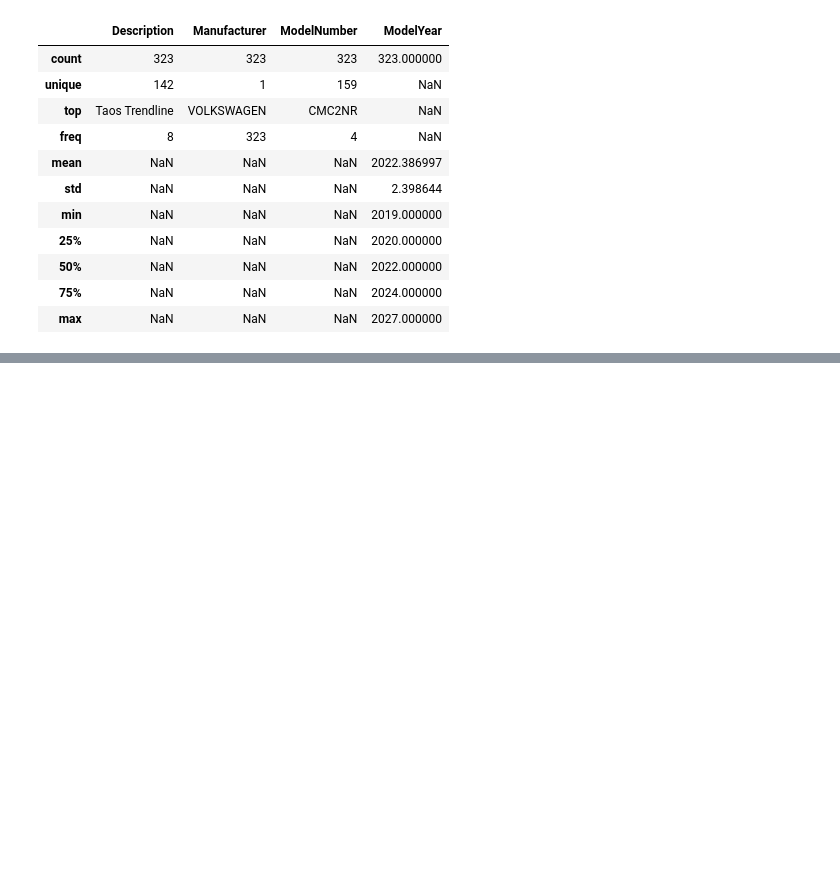
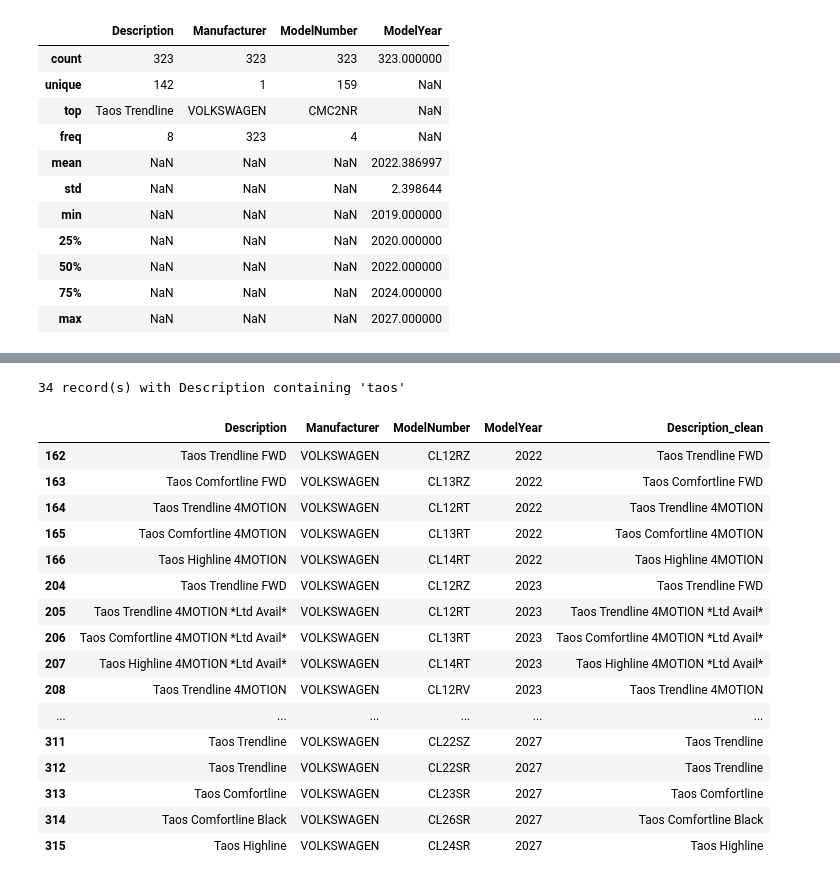
Before and after one commit to MeliPax/OEM_Accessories_v1, a Jupyter notebook: source_code/VW/oem_access_data_analysis.ipynb, the cells around one changed output, grey strips where cells are left out. Cells and saved outputs as stored; diff of their text form; code cells hidden in the pictures; blank space fills up the shorter version.

```diff
--- a/source_code/VW/oem_access_data_analysis.ipynb
+++ b/source_code/VW/oem_access_data_analysis.ipynb
@@ -544,0 +581,26 @@ vw_models_df.describe(include='all')
+# %%
+# clean a text column into a new column (<column>_clean by default):
+# trim spaces on both ends, collapse inner spaces, and drop repeated words
+# e.g. "Jetta GLI GLI" -> "Jetta GLI", "ID. Buzz ID. Buzz 1st Edition" -> "ID. Buzz 1st Edition"
+
+def clean_text_column(df, column, new_column=None):
+    df = df.copy()
+    new_column = new_column or f"{column}_clean"
+
+    def remove_repeated_words(value):
+        if not isinstance(value, str):
+            return value
+        seen = set()
+        words = []
+        for word in value.strip().split():
+            # compare case-insensitively, keep the first occurrence as written
+            if word.lower() not in seen:
+                seen.add(word.lower())
+                words.append(word)
+        return ' '.join(words)
+
+    df[new_column] = df[column].map(remove_repeated_words)
+
+    changed = (df[column].astype(str) != df[new_column].astype(str)).sum()
+    print(f"Cleaned {column} -> {new_column}: {changed} of {len(df)} values changed")
+    return df
@@ -544,0 +646,5 @@ vw_models_df.describe(include='all')
+# %%
+vw_models_df = clean_text_column(vw_models_df, 'Description')
+
+# preview the values that changed
+vw_models_df.loc[vw_models_df['Description'] != vw_models_df['Description_clean'], ['Description', 'Description_clean']].drop_duplicates()
@@ -544,0 +699,32 @@ vw_models_df.describe(include='all')
+# %%
+# check how many unique model names in the accessories data are a total (exact) match to a description in the VW models data (case-insensitive, ignores leading/trailing spaces)
+
+# show_records_by_description(
+#                             vw_models_df, "Golf",
+#                             partial=True,
+#                             exclude=["Golf R", "GTI", "e-Golf"])
+
+results = show_records_by_description(
+                            vw_models_df, "taos",
+                            partial=True,
+                            # exclude=["Golf R", "GTI", "e-Golf"]
+                            )
+# %% [output]
+34 record(s) with Description containing 'taos'
+|  | Description | Manufacturer | ModelNumber | ModelYear | Description_clean |
+| 162 | Taos Trendline FWD | VOLKSWAGEN | CL12RZ | 2022 | Taos Trendline FWD |
+| 163 | Taos Comfortline FWD | VOLKSWAGEN | CL13RZ | 2022 | Taos Comfortline FWD |
+| 164 | Taos Trendline 4MOTION | VOLKSWAGEN | CL12RT | 2022 | Taos Trendline 4MOTION |
+| 165 | Taos Comfortline 4MOTION | VOLKSWAGEN | CL13RT | 2022 | Taos Comfortline 4MOTION |
+| 166 | Taos Highline 4MOTION | VOLKSWAGEN | CL14RT | 2022 | Taos Highline 4MOTION |
+| 204 | Taos Trendline FWD | VOLKSWAGEN | CL12RZ | 2023 | Taos Trendline FWD |
+| 205 | Taos Trendline 4MOTION *Ltd Avail* | VOLKSWAGEN | CL12RT | 2023 | Taos Trendline 4MOTION *Ltd Avail* |
+| 206 | Taos Comfortline 4MOTION *Ltd Avail* | VOLKSWAGEN | CL13RT | 2023 | Taos Comfortline 4MOTION *Ltd Avail* |
+| 207 | Taos Highline 4MOTION *Ltd Avail* | VOLKSWAGEN | CL14RT | 2023 | Taos Highline 4MOTION *Ltd Avail* |
+| 208 | Taos Trendline 4MOTION | VOLKSWAGEN | CL12RV | 2023 | Taos Trendline 4MOTION |
+| ... | ... | ... | ... | ... | ... |
+| 311 | Taos Trendline | VOLKSWAGEN | CL22SZ | 2027 | Taos Trendline |
+| 312 | Taos Trendline | VOLKSWAGEN | CL22SR | 2027 | Taos Trendline |
+| 313 | Taos Comfortline | VOLKSWAGEN | CL23SR | 2027 | Taos Comfortline |
+| 314 | Taos Comfortline Black | VOLKSWAGEN | CL26SR | 2027 | Taos Comfortline Black |
+| 315 | Taos Highline | VOLKSWAGEN | CL24SR | 2027 | Taos Highline |
```
Also changed, not shown: parts of 10 cells of this notebook.
